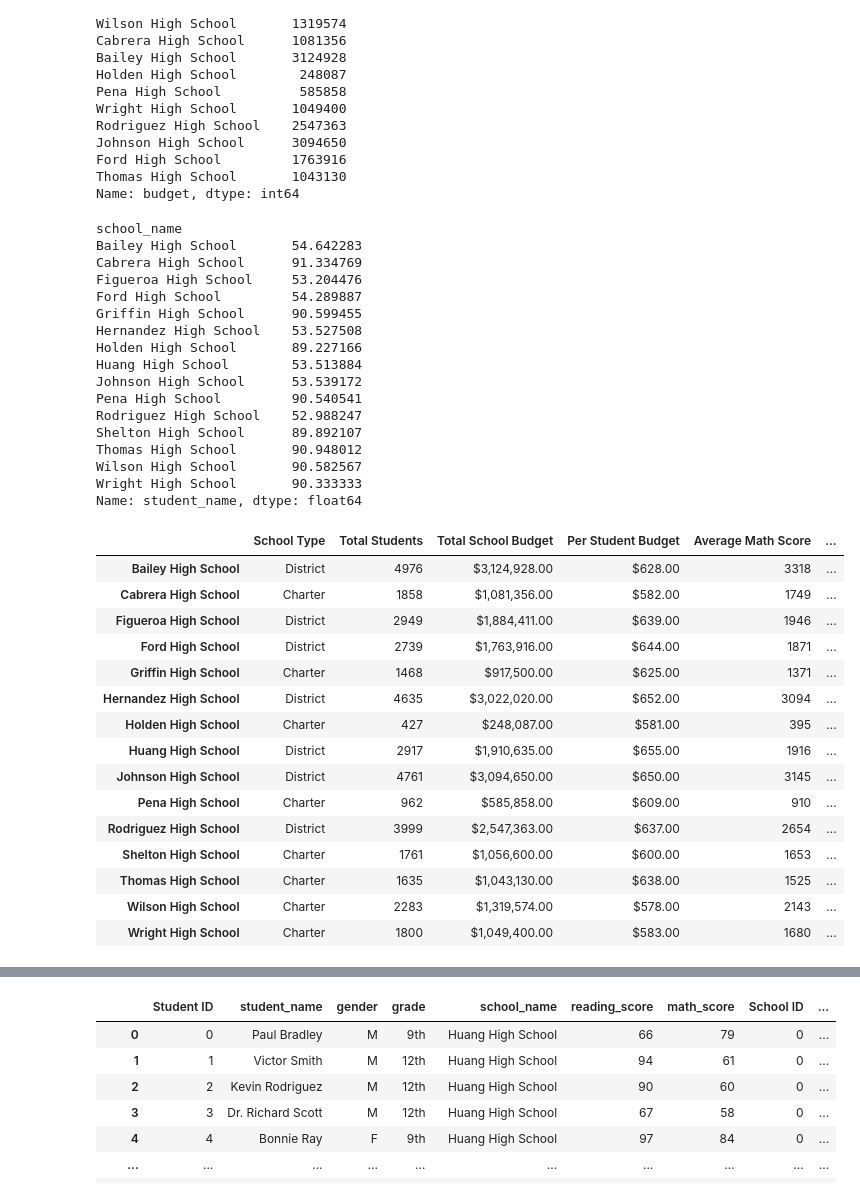
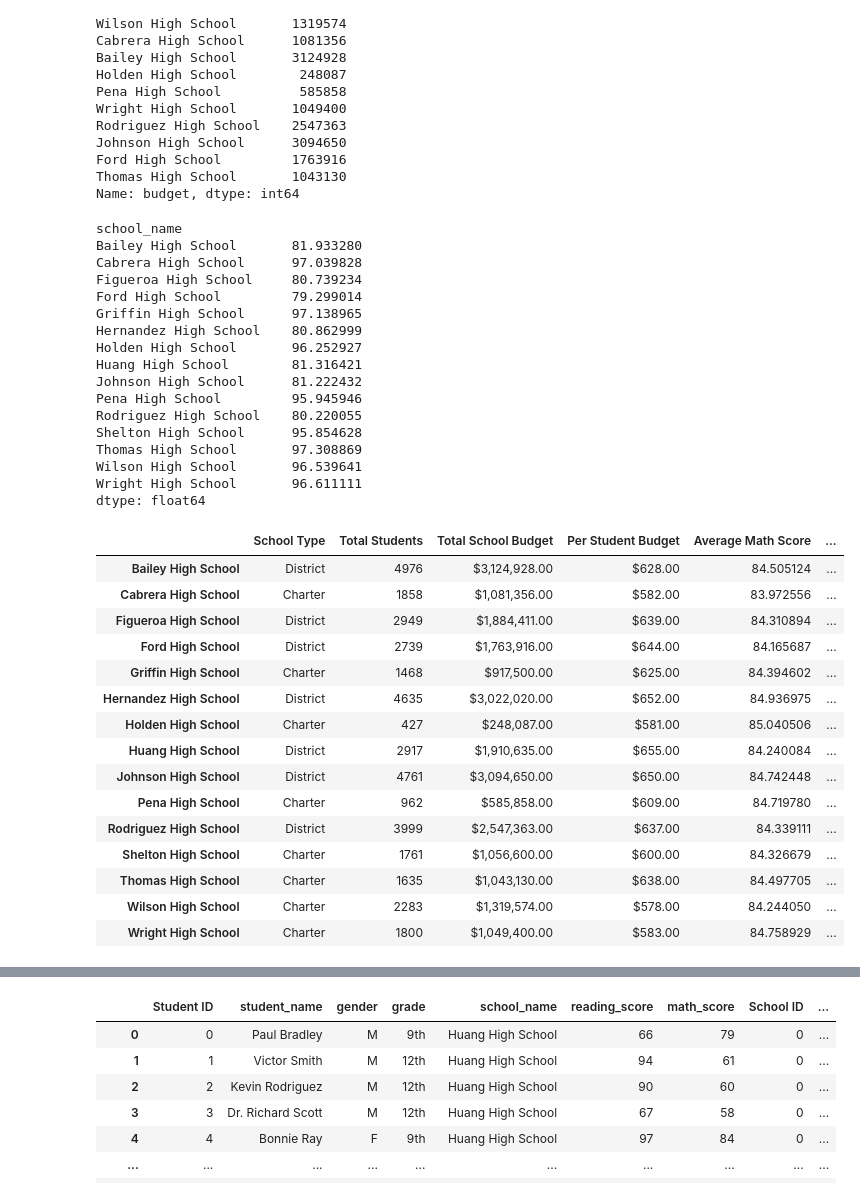
Before and after one commit to ftjyangf/School_District_Analysis, a Jupyter notebook: PyCitySchools.ipynb, the cells around one changed output, grey strips where cells are left out. Saved outputs shown, nothing was run; the diff lists cells and outputs as text; code cells hidden in the pictures.

Commit message:
scores by school spending

```diff
--- a/PyCitySchools.ipynb
+++ b/PyCitySchools.ipynb
@@ -217,13 +217,16 @@ Name: budget, dtype: int64
  # 2. Get the number of students who passed math and reading.
  # 3. Get the students who passed math and passed reading
 # %%
-per_school_math = schoolsMerge_df[schoolsMerge_df['math_score']>=70].groupby(["school_name"]).count()['student_name']
-per_school_reading = schoolsMerge_df[schoolsMerge_df['reading_score']>=70].groupby(["school_name"]).count()['student_name']
+per_school_math = schoolsMerge_df[schoolsMerge_df['math_score']>=70].groupby(["school_name"]).mean()['math_score']
+per_school_reading = schoolsMerge_df[schoolsMerge_df['reading_score']>=70].groupby(["school_name"]).mean()['reading_score']
 
 per_school_counts = schoolsMerge_df.groupby(['school_name']).count()['student_name']
 
-per_school_math_rate =per_school_math/per_school_counts*100
-per_school_reading_rate =per_school_reading/per_school_counts*100
+per_school_math_count = schoolsMerge_df[schoolsMerge_df['math_score']>=70].groupby(["school_name"]).count()['math_score']
+per_school_reading_count = schoolsMerge_df[schoolsMerge_df['reading_score']>=70].groupby(["school_name"]).count()['reading_score']
+
+per_school_math_rate =per_school_math_count/per_school_counts*100
+per_school_reading_rate =per_school_reading_count/per_school_counts*100
 per_school_reading_rate
 
 per_school_capita = per_school_budget/per_school_counts
@@ -233,55 +236,57 @@ passfilter = schoolsMerge_df[(schoolsMerge_df["math_score"]>=70) & (schoolsMerge
 both_pass_school = passfilter.groupby(['school_name']).count()['student_name']
 both_pass_rate = both_pass_school/per_school_counts * 100
 both_pass_rate
+
+per_school_reading_rate
 # %% [output]
 school_name
-Bailey High School       54.642283
-Cabrera High School      91.334769
-Figueroa High School     53.204476
-Ford High School         54.289887
-Griffin High School      90.599455
-Hernandez High School    53.527508
-Holden High School       89.227166
-Huang High School        53.513884
-Johnson High School      53.539172
-Pena High School         90.540541
-Rodriguez High School    52.988247
-Shelton High School      89.892107
-Thomas High School       90.948012
-Wilson High School       90.582567
-Wright High School       90.333333
-Name: student_name, dtype: float64
+Bailey High School       81.933280
+Cabrera High School      97.039828
+Figueroa High School     80.739234
+Ford High School         79.299014
+Griffin High School      97.138965
+Hernandez High School    80.862999
+Holden High School       96.252927
+Huang High School        81.316421
+Johnson High School      81.222432
+Pena High School         95.945946
+Rodriguez High School    80.220055
+Shelton High School      95.854628
+Thomas High School       97.308869
+Wilson High School       96.539641
+Wright High School       96.611111
+dtype: float64
 # %%
 columns =['School Type','Total Students','Total School Budget','Per Student Budget',
 'Average Math Score','Average Reading Score','% Passing Math','Passing Reading','% Overall Passing']
 
 datas = [per_school_type,per_school_counts,per_school_budget,per_school_capita,per_school_math,per_school_reading, per_school_math_rate, per_school_reading_rate,both_pass_rate]
 per_school_summary_df = pd.DataFrame({'School Type':per_school_type,'Total Students':per_school_counts,'Total School Budget':per_school_budget,
 'Per Student Budget':per_school_capita,
-'Average Math Score':per_school_math,'Average Reading Score':per_school_reading,'% Passing Math':per_school_math_rate,'Passing Reading':per_school_reading_rate,'% Overall Passing':both_pass_rate})
+'Average Math Score':per_school_math,'Average Reading Score':per_school_reading,'% Passing Math':per_school_math_rate,'% Passing Reading':per_school_reading_rate,'% Overall Passing':both_pass_rate})
 
 per_school_summary_df.head()
 
 per_school_summary_df["Total School Budget"] = per_school_summary_df['Total School Budget'].map("${:,.2f}".format)
 per_school_summary_df["Per Student Budget"] = per_school_summary_df['Per Student Budget'].map("${:,.2f}".format)
 per_school_summary_df
 # %% [output]
 |  | School Type | Total Students | Total School Budget | Per Student Budget | Average Math Score | ... |
-| Bailey High School | District | 4976 | $3,124,928.00 | $628.00 | 3318 | ... |
-| Cabrera High School | Charter | 1858 | $1,081,356.00 | $582.00 | 1749 | ... |
-| Figueroa High School | District | 2949 | $1,884,411.00 | $639.00 | 1946 | ... |
-| Ford High School | District | 2739 | $1,763,916.00 | $644.00 | 1871 | ... |
-| Griffin High School | Charter | 1468 | $917,500.00 | $625.00 | 1371 | ... |
-| Hernandez High School | District | 4635 | $3,022,020.00 | $652.00 | 3094 | ... |
-| Holden High School | Charter | 427 | $248,087.00 | $581.00 | 395 | ... |
-| Huang High School | District | 2917 | $1,910,635.00 | $655.00 | 1916 | ... |
-| Johnson High School | District | 4761 | $3,094,650.00 | $650.00 | 3145 | ... |
-| Pena High School | Charter | 962 | $585,858.00 | $609.00 | 910 | ... |
-| Rodriguez High School | District | 3999 | $2,547,363.00 | $637.00 | 2654 | ... |
-| Shelton High School | Charter | 1761 | $1,056,600.00 | $600.00 | 1653 | ... |
-| Thomas High School | Charter | 1635 | $1,043,130.00 | $638.00 | 1525 | ... |
-| Wilson High School | Charter | 2283 | $1,319,574.00 | $578.00 | 2143 | ... |
-| Wright High School | Charter | 1800 | $1,049,400.00 | $583.00 | 1680 | ... |
+| Bailey High School | District | 4976 | $3,124,928.00 | $628.00 | 84.505124 | ... |
+| Cabrera High School | Charter | 1858 | $1,081,356.00 | $582.00 | 83.972556 | ... |
+| Figueroa High School | District | 2949 | $1,884,411.00 | $639.00 | 84.310894 | ... |
+| Ford High School | District | 2739 | $1,763,916.00 | $644.00 | 84.165687 | ... |
+| Griffin High School | Charter | 1468 | $917,500.00 | $625.00 | 84.394602 | ... |
+| Hernandez High School | District | 4635 | $3,022,020.00 | $652.00 | 84.936975 | ... |
+| Holden High School | Charter | 427 | $248,087.00 | $581.00 | 85.040506 | ... |
+| Huang High School | District | 2917 | $1,910,635.00 | $655.00 | 84.240084 | ... |
+| Johnson High School | District | 4761 | $3,094,650.00 | $650.00 | 84.742448 | ... |
+| Pena High School | Charter | 962 | $585,858.00 | $609.00 | 84.719780 | ... |
+| Rodriguez High School | District | 3999 | $2,547,363.00 | $637.00 | 84.339111 | ... |
+| Shelton High School | Charter | 1761 | $1,056,600.00 | $600.00 | 84.326679 | ... |
+| Thomas High School | Charter | 1635 | $1,043,130.00 | $638.00 | 84.497705 | ... |
+| Wilson High School | Charter | 2283 | $1,319,574.00 | $578.00 | 84.244050 | ... |
+| Wright High School | Charter | 1800 | $1,049,400.00 | $583.00 | 84.758929 | ... |
 # %%
 top_school = per_school_summary_df.sort_values(["% Overall Passing"],ascending=False)
 
```
Also changed, not shown: parts of 5 cells of this notebook.
